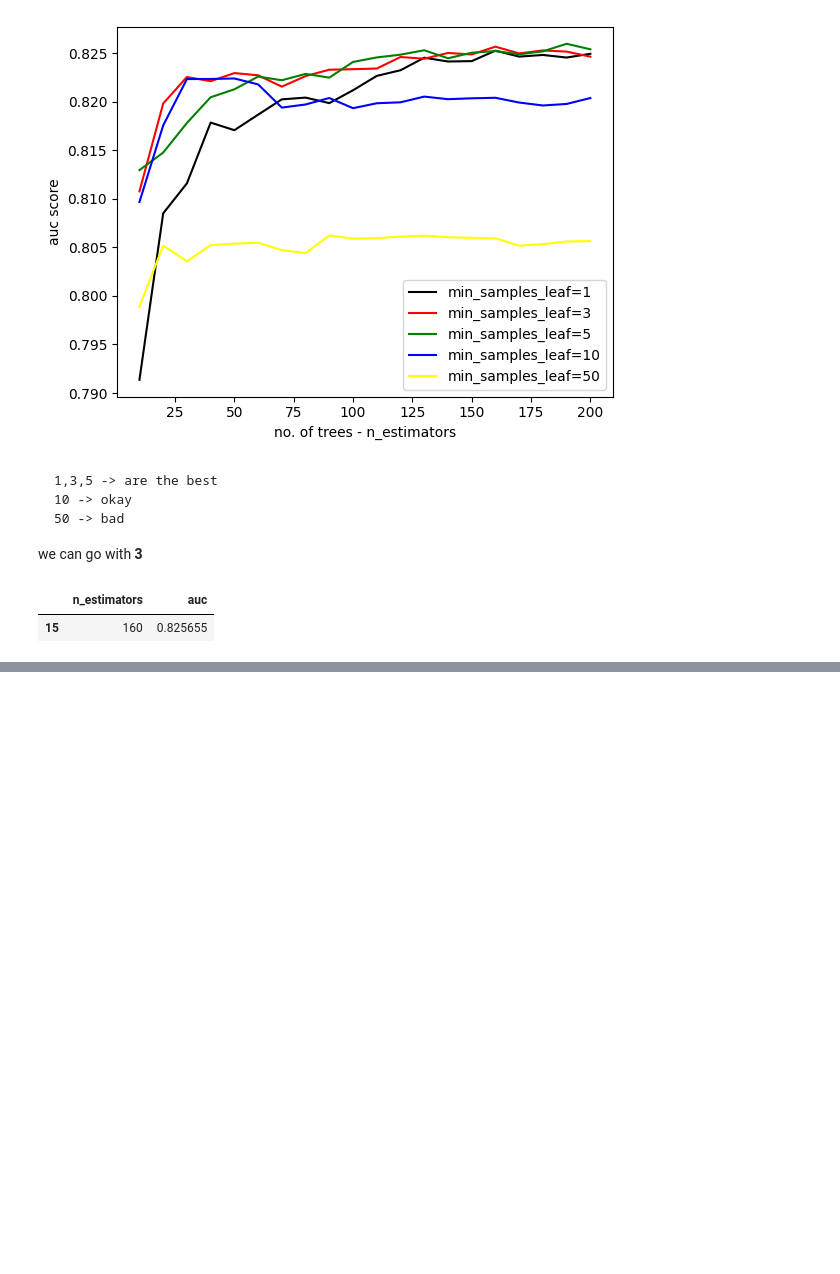
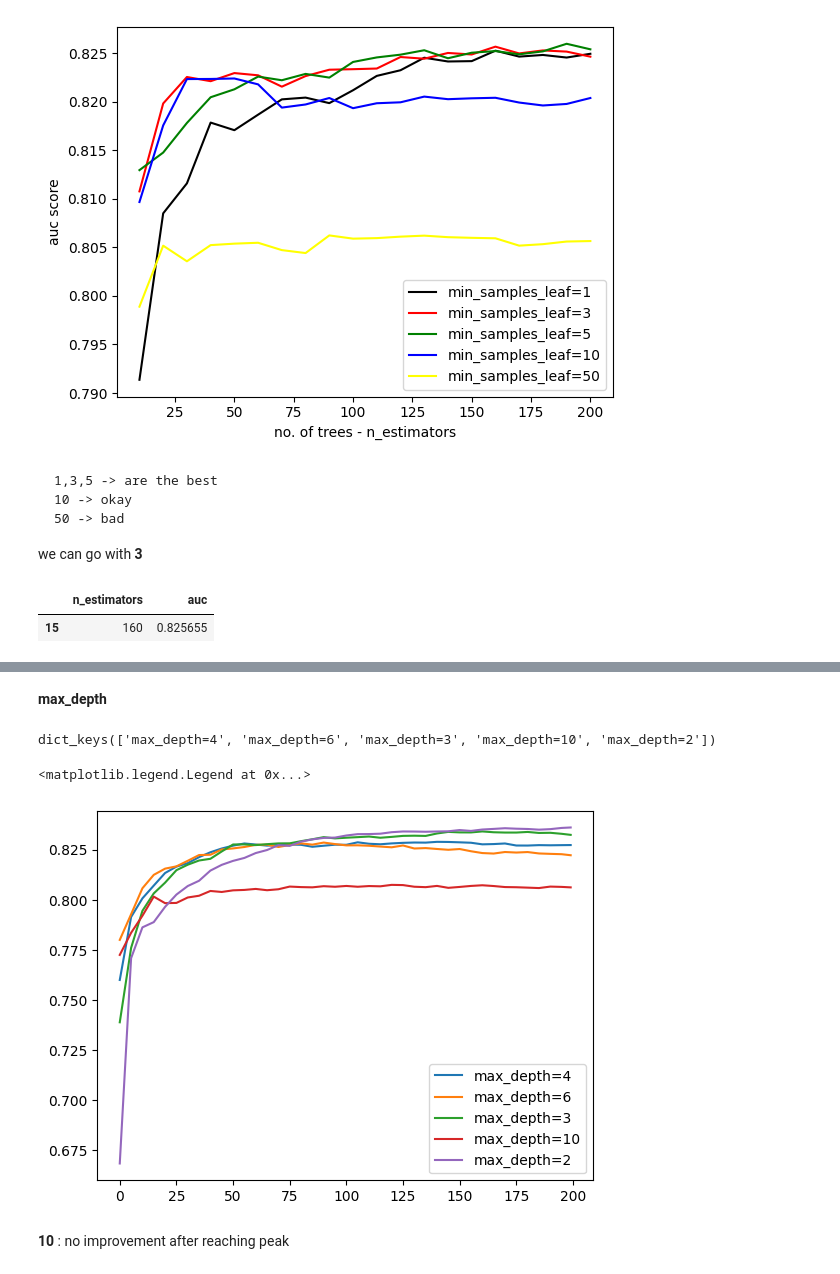
Before and after one commit to Rimsha-Bashir/machine-learning-zoomcamp, a Jupyter notebook: module-6/credit-risk-project.ipynb, the cells around one changed output, grey strips where cells are left out. Cells and saved outputs as stored; diff of their text form; code cells hidden in the pictures; blank space fills up the shorter version.

```diff
--- a/module-6/credit-risk-project.ipynb
+++ b/module-6/credit-risk-project.ipynb
@@ -747,0 +991,38 @@ df_scores.sort_values('auc', ascending=False).head(1)
+# %% [markdown]
+**max_depth**
+# %%
+scores = {}
+# %%
+%%capture output
+
+watchlist = [ (dtrain, 'train'), (dval, 'val') ]
+xgb_params = {
+    'eta': 0.1,
+    'max_depth' : 2,
+    'min_child_weight' : 1,
+    'objective': 'binary:logistic',
+    'eval_metric':'auc',
+    'nthreads':8,
+    'seed':1,
+    'verbosity':0
+}
+
+model = xgb.train(xgb_params, dtrain, evals=watchlist, verbose_eval=5,
+                  num_boost_round=200)
+# %%
+key = 'max_depth=%s' % (xgb_params['max_depth'])
+
+scores[key] = parse_xgb_output(output)
+# %%
+scores.keys()
+# %% [output]
+dict_keys(['max_depth=4', 'max_depth=6', 'max_depth=3', 'max_depth=10', 'max_depth=2'])
+# %%
+for max_depth, df_scores in scores.items():
+    plt.plot(df_scores.num_boost, df_scores.val_auc, label=max_depth)
+plt.legend()
+# %% [output]
+<matplotlib.legend.Legend at 0x...>
+[figure, added]
+# %% [markdown]
+**10** : no improvement after reaching peak
```
Also changed, not shown: parts of 41 cells of this notebook, 1 other file.
